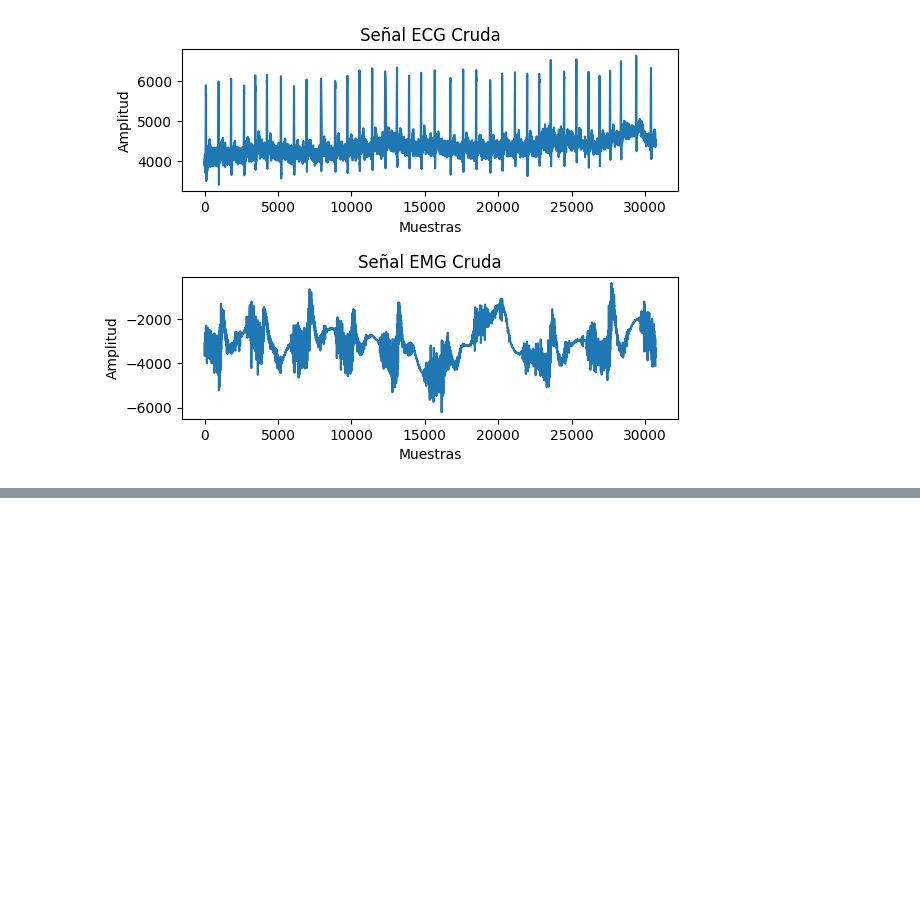
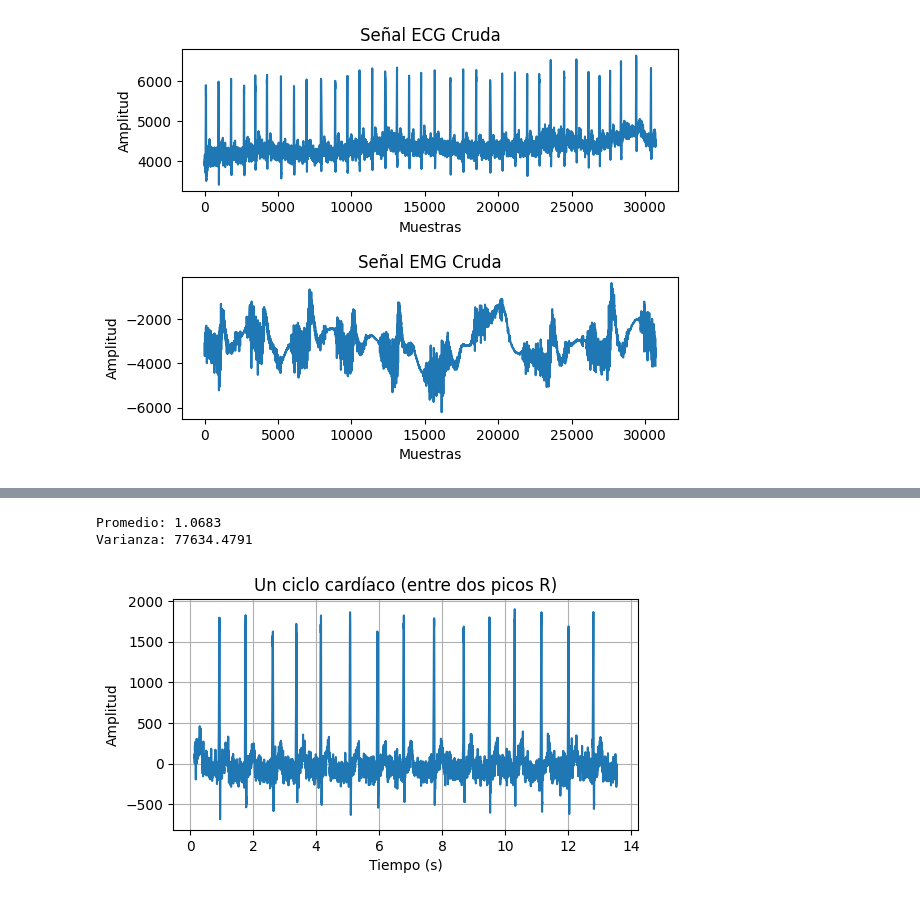
Before and after one commit to dinamus922/Biosenales, a Jupyter notebook: Practica3/Principal/Punto1.ipynb, the cells around one changed output, grey strips where cells are left out. Cells and saved outputs as stored; diff of their text form; code cells hidden in the pictures; blank space fills up the shorter version.

```diff
--- a/Practica3/Principal/Punto1.ipynb
+++ b/Practica3/Principal/Punto1.ipynb
@@ -89,0 +245,27 @@ RMS de la señal ECG: 3156.0533120007753
+# %%
+peaks, _ = find_peaks(senalECGfilter, distance=freq*0.6, height=0.4)  # Ajusta height y distance
+
+# Tomar un ciclo entre dos picos R
+r1 = peaks[0]
+r2 = peaks[16]
+ciclof15 = senalECGfilter[r1+50:r2-50]
+tciclof15 = t2[r1+50:r2-50]
+
+promedio = np.mean(ciclof15)
+varianza = np.var(ciclof15)
+
+print(f"Promedio: {promedio:.4f}")
+print(f"Varianza: {varianza:.4f}")
+
+# Graficar ciclo cardíaco extraído
+plt.figure(figsize=(6, 3))
+plt.plot(tciclof15, ciclof15)
+plt.title('Un ciclo cardíaco (entre dos picos R)')
+plt.xlabel('Tiempo (s)')
+plt.ylabel('Amplitud')
+plt.grid(True)
+plt.show()
+# %% [output]
+Promedio: 1.0683
+Varianza: 77634.4791
+[figure, added]
```
Also changed, not shown: parts of 35 cells of this notebook.
